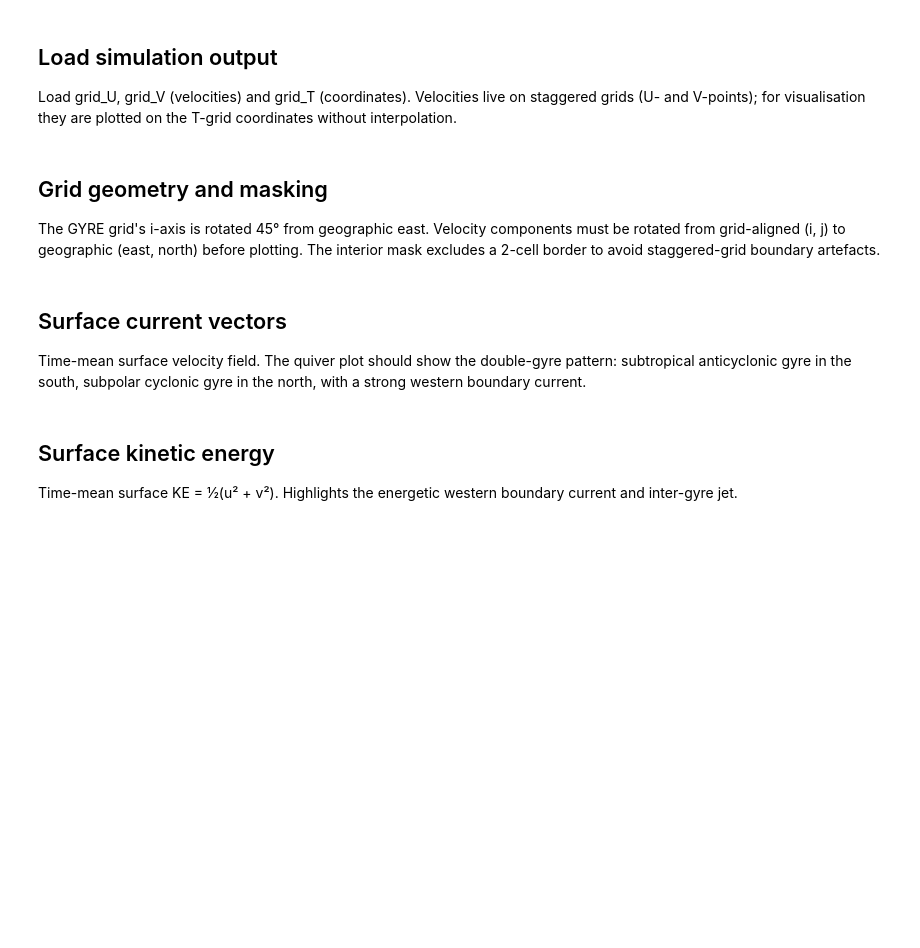
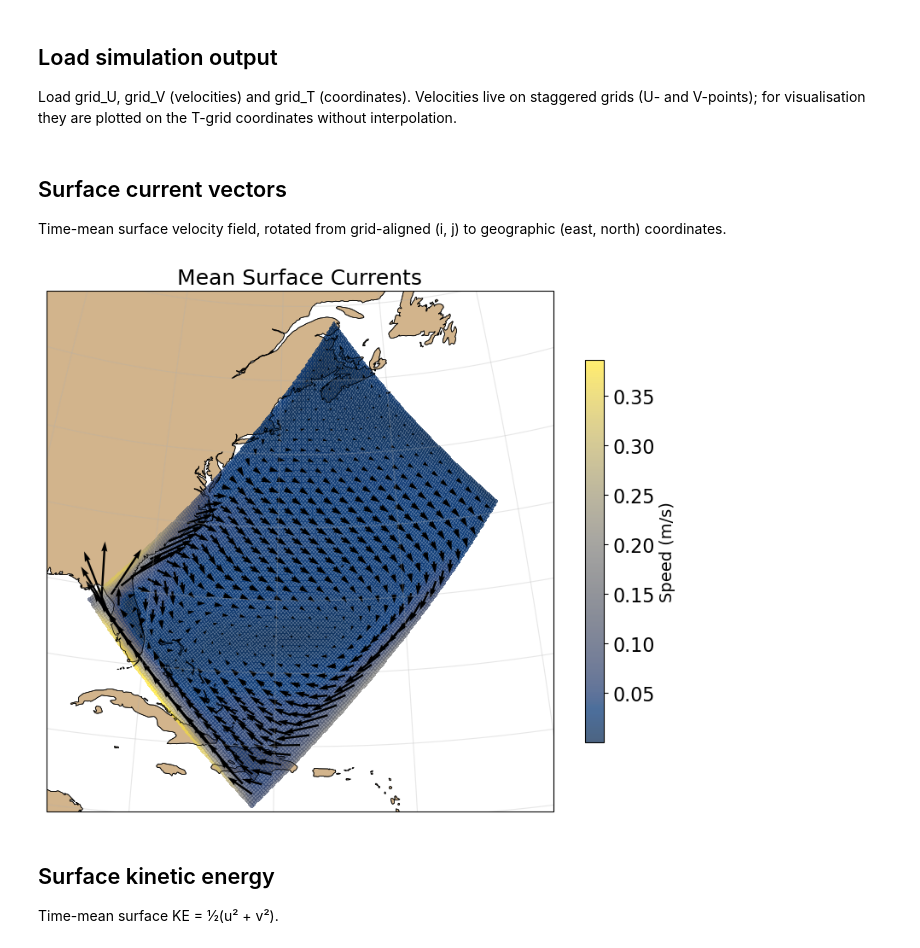
Before and after one commit to willirath/2026-Claude-NEMO, a Jupyter notebook: analysis/circulation.ipynb, the cells around one changed output. Cells and saved outputs as stored; diff of their text form; code cells hidden in the pictures; blank space fills up the shorter version.

```diff
--- a/analysis/circulation.ipynb
+++ b/analysis/circulation.ipynb
@@ -24,15 +26,10 @@ Load grid_U, grid_V (velocities) and grid_T (coordinates). Velocities
 live on staggered grids (U- and V-points); for visualisation they are
 plotted on the T-grid coordinates without interpolation.
 # %%
-ds_u = xr.open_mfdataset(sorted(OUTPUT_DIR.glob("*_grid_U.nc")))
-ds_v = xr.open_mfdataset(sorted(OUTPUT_DIR.glob("*_grid_V.nc")))
-ds_t = xr.open_mfdataset(sorted(OUTPUT_DIR.glob("*_grid_T.nc")))
+ds_u = load_output("*_grid_U.nc", OUTPUT_DIR)
+ds_v = load_output("*_grid_V.nc", OUTPUT_DIR)
+ds_t = load_output("*_grid_T.nc", OUTPUT_DIR)
+mesh = load_mesh(OUTPUT_DIR)
 
-mask_ds = xr.open_dataset(OUTPUT_DIR / "mesh_mask.nc", decode_times=False)
+angle = grid_angle(mesh)
+interior = interior_mask(mesh.tmask.isel(nav_lev=0), border=2)
-# %% [markdown]
-## Grid geometry and masking
-
-The GYRE grid's i-axis is rotated 45° from geographic east. Velocity
-components must be rotated from grid-aligned (i, j) to geographic
-(east, north) before plotting. The interior mask excludes a 2-cell
-border to avoid staggered-grid boundary artefacts.
@@ -73,45 +36,40 @@ extent = [
 # %% [markdown]
 ## Surface current vectors
 
-Time-mean surface velocity field. The quiver plot should show the
-double-gyre pattern: subtropical anticyclonic gyre in the south,
-subpolar cyclonic gyre in the north, with a strong western boundary
-current.
+Time-mean surface velocity field, rotated from grid-aligned (i, j)
+to geographic (east, north) coordinates.
 # %%
 # Time-mean surface velocities, rotated to geographic
-u_sfc = ds_u["vozocrtx"].isel(depthu=0).mean("time_counter")
-v_sfc = ds_v["vomecrty"].isel(depthv=0).mean("time_counter")
-u_east, v_north = rotate_to_geo(u_sfc, v_sfc, grid_angle)
+u_sfc = ds_u["vozocrtx"].isel(nav_lev=0).mean("time_counter")
+v_sfc = ds_v["vomecrty"].isel(nav_lev=0).mean("time_counter")
+u_east, v_north = rotate_to_geo(u_sfc, v_sfc, angle)
 speed = np.sqrt(u_east**2 + v_north**2).where(interior)
 
-fig, ax = plt.subplots(figsize=(8, 7), subplot_kw=dict(projection=proj))
-ax.set_extent(extent, crs=ccrs.PlateCarree())
-ax.add_feature(cfeature.LAND, facecolor="tan", edgecolor="k", linewidth=0.5)
-ax.add_feature(cfeature.COASTLINE, linewidth=0.5)
-ax.gridlines(draw_labels=False, alpha=0.3)
+fig, ax = gyre_map(ds=ds_t)
 
 pcm = ax.pcolormesh(
     ds_t.nav_lon.values, ds_t.nav_lat.values, speed.values,
     shading="auto", cmap="cividis", alpha=0.7, transform=ccrs.PlateCarree(),
 )
 fig.colorbar(pcm, ax=ax, label="Speed (m/s)", shrink=0.7)
 
 skip = 5
 u_plot = u_east.where(interior)
 v_plot = v_north.where(interior)
 ax.quiver(
     ds_t.nav_lon.values[::skip, ::skip], ds_t.nav_lat.values[::skip, ::skip],
     u_plot.values[::skip, ::skip], v_plot.values[::skip, ::skip],
     color="k", scale=1.5, width=0.004, transform=ccrs.PlateCarree(),
 )
 ax.set_title("Mean Surface Currents")
 fig.tight_layout()
 fig.savefig("../figures/surface_currents.png", dpi=150, bbox_inches="tight")
+# %% [output]
+[figure, added]
 # %% [markdown]
 ## Surface kinetic energy
 
-Time-mean surface KE = ½(u² + v²). Highlights the energetic
-western boundary current and inter-gyre jet.
+Time-mean surface KE = ½(u² + v²).
 # %%
 ke = (0.5 * (u_east**2 + v_north**2)).where(interior)
 
```
Also changed, not shown: parts of 4 cells of this notebook, 16 other files.
